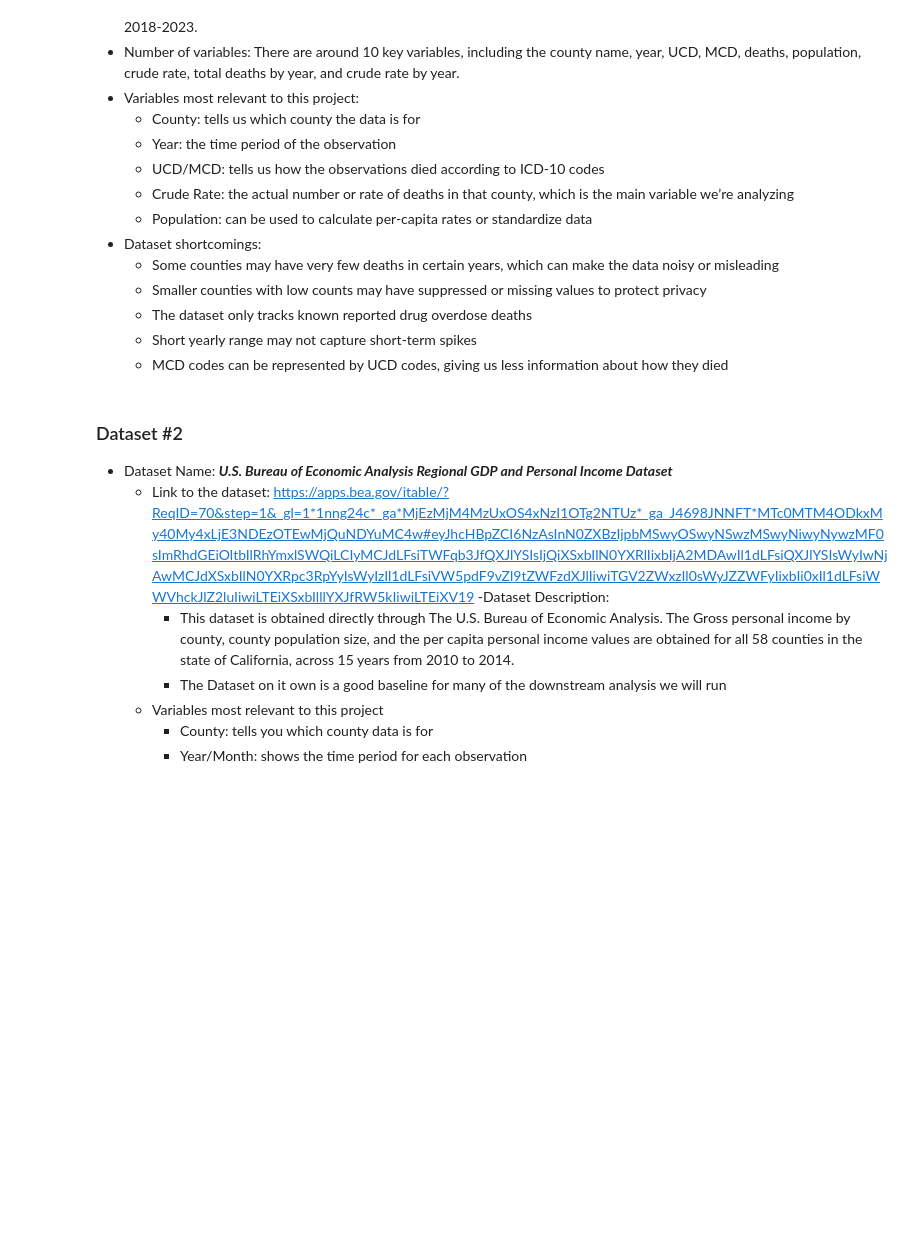
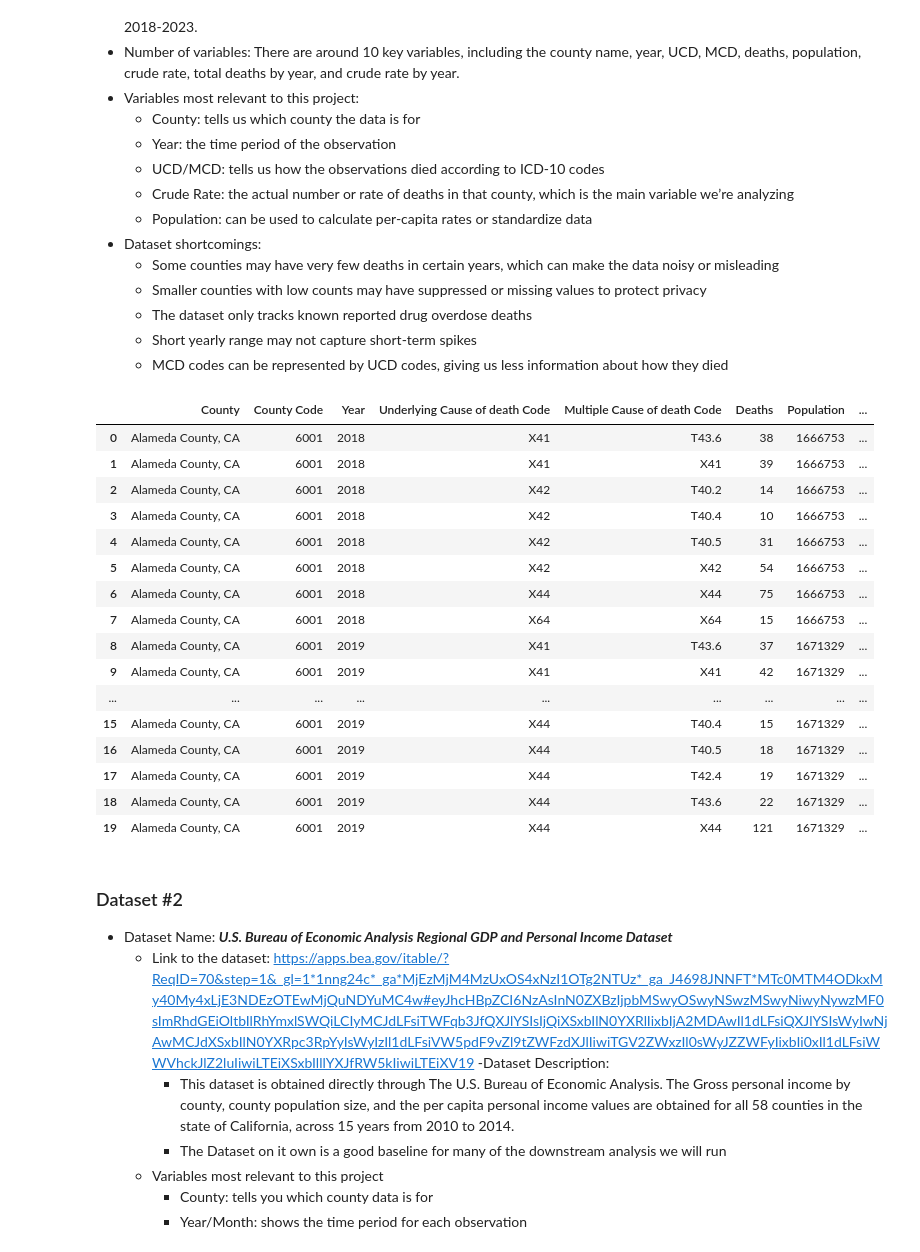
Before and after one commit to COGS108/Group078_WI26, a Jupyter notebook: 02-EDACheckpoint.ipynb, the cells around one changed output. Cells and saved outputs as stored; diff of their text form; code cells hidden in the pictures; blank space fills up the shorter version.

Commit message:
yearly data cleaned

```diff
--- a/02-EDACheckpoint.ipynb
+++ b/02-EDACheckpoint.ipynb
@@ -110,3 +107,24 @@ get_data.get_raw(datafiles,destination_directory='data/00-raw/')
+# %%
+overdose_df_CA = pd.read_csv('data/01-interim/CA_overdose.csv')
+overdose_df_CA.iloc[0:20, :]
+# %% [output]
+|  | County | County Code | Year | Underlying Cause of death Code | Multiple Cause of death Code | Deaths | Population | ... |
+| 0 | Alameda County, CA | 6001 | 2018 | X41 | T43.6 | 38 | 1666753 | ... |
+| 1 | Alameda County, CA | 6001 | 2018 | X41 | X41 | 39 | 1666753 | ... |
+| 2 | Alameda County, CA | 6001 | 2018 | X42 | T40.2 | 14 | 1666753 | ... |
+| 3 | Alameda County, CA | 6001 | 2018 | X42 | T40.4 | 10 | 1666753 | ... |
+| 4 | Alameda County, CA | 6001 | 2018 | X42 | T40.5 | 31 | 1666753 | ... |
+| 5 | Alameda County, CA | 6001 | 2018 | X42 | X42 | 54 | 1666753 | ... |
+| 6 | Alameda County, CA | 6001 | 2018 | X44 | X44 | 75 | 1666753 | ... |
+| 7 | Alameda County, CA | 6001 | 2018 | X64 | X64 | 15 | 1666753 | ... |
+| 8 | Alameda County, CA | 6001 | 2019 | X41 | T43.6 | 37 | 1671329 | ... |
+| 9 | Alameda County, CA | 6001 | 2019 | X41 | X41 | 42 | 1671329 | ... |
+| ... | ... | ... | ... | ... | ... | ... | ... | ... |
+| 15 | Alameda County, CA | 6001 | 2019 | X44 | T40.4 | 15 | 1671329 | ... |
+| 16 | Alameda County, CA | 6001 | 2019 | X44 | T40.5 | 18 | 1671329 | ... |
+| 17 | Alameda County, CA | 6001 | 2019 | X44 | T42.4 | 19 | 1671329 | ... |
+| 18 | Alameda County, CA | 6001 | 2019 | X44 | T43.6 | 22 | 1671329 | ... |
+| 19 | Alameda County, CA | 6001 | 2019 | X44 | X44 | 121 | 1671329 | ... |
 # %% [markdown]
 ### Dataset #2
 - Dataset Name: ***U.S. Bureau of Economic Analysis Regional GDP and Personal Income Dataset***
```
Also changed, not shown: parts of 9 cells of this notebook.
